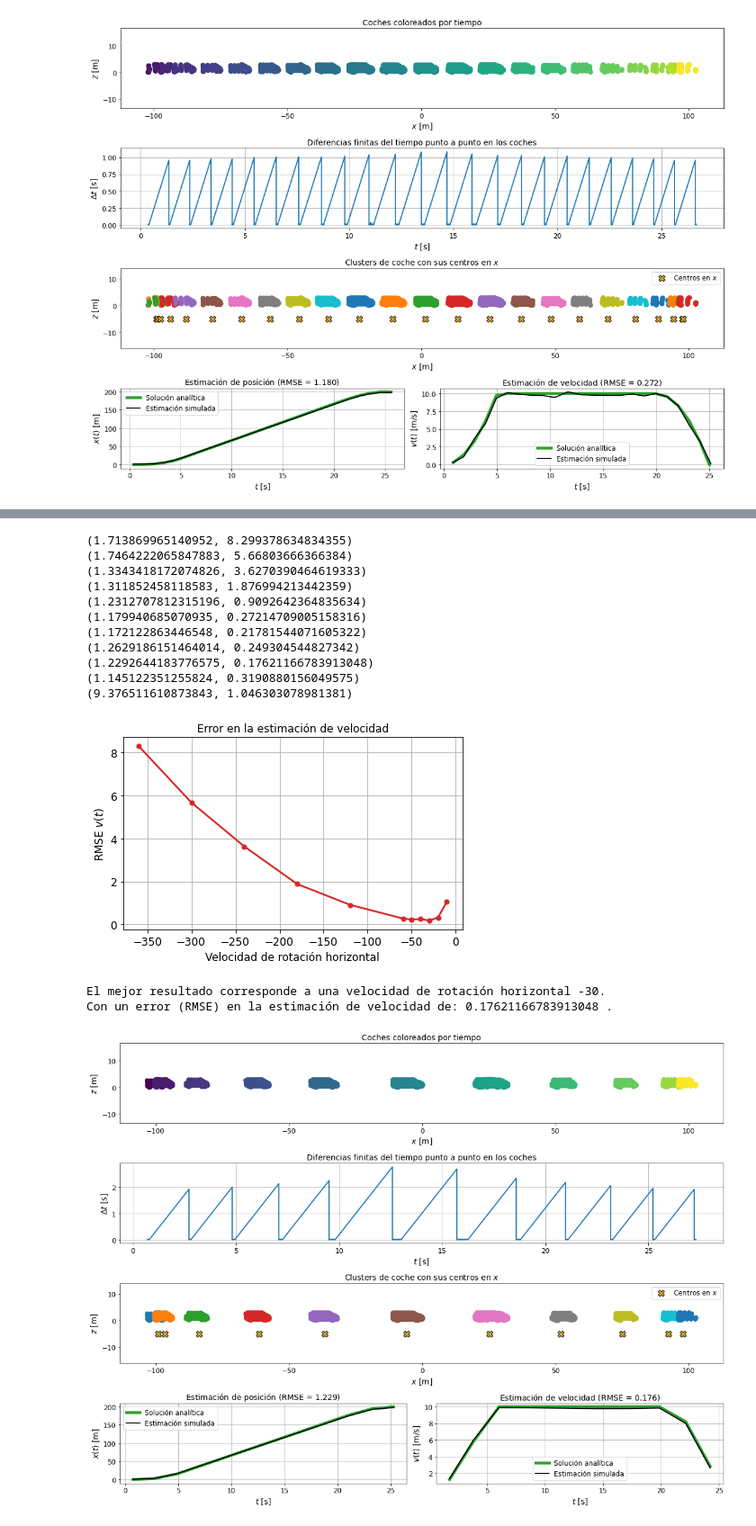
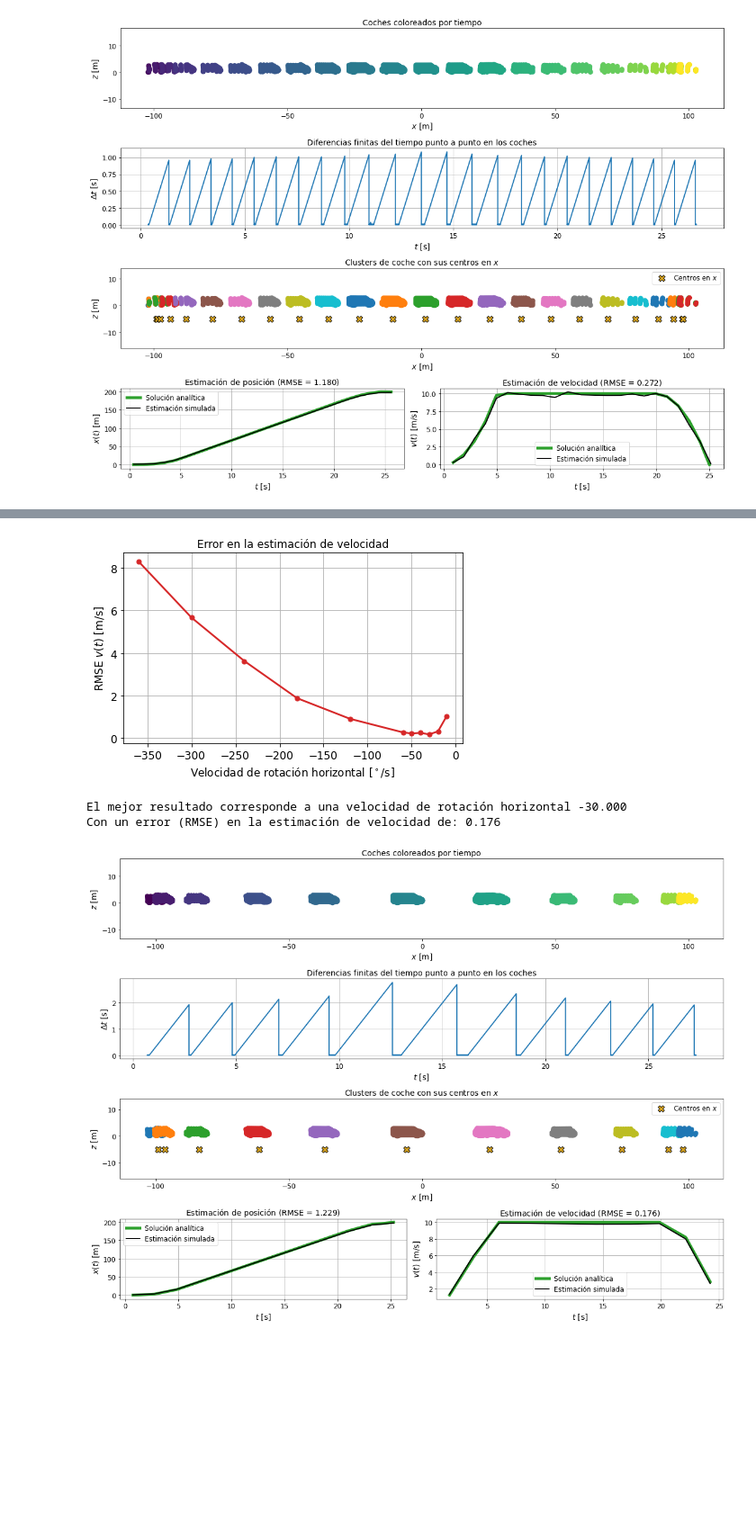
Before and after one commit to catallactical/vlsdl_workshop2024, a Jupyter notebook: pyhelios/pyhelios_avanzado.ipynb, the cells around one changed output, grey strips where cells are left out. Shown at 90% size. Cells and saved outputs as stored; diff of their text form; code cells hidden in the pictures; blank space fills up the shorter version.

```diff
--- a/pyhelios/pyhelios_avanzado.ipynb
+++ b/pyhelios/pyhelios_avanzado.ipynb
@@ -584,0 +584,11 @@ SimulationBuilder built simulation in 1.0474292599974433 seconds
+# %%
+# Generar simulaciones variando la posición del escáner en y
+sim_posiciones = []
+y_variations = [-100, -80, -60, -40, -20, 0, 10, 20, 30, 40, 45]
+for y in y_variations:  # Variaciones en y
+    simi = sim_builder.build()  # Reconstruir simulación base (restaurar coche a posición inicial)
+    # Modificar posición del trípode
+    num_legs = simi.sim.getNumLegs()
+    for l in range(num_legs):
+        simi.sim.getLeg(l).y = y
+    sim_posiciones.append(simi)
@@ -613,53 +645,40 @@ Simulaciones de numero de barridos por segundo computadas en 4439.279 segundos.
 resultados = []
 for Pi in P:
     resultados.append(analizar_simulacion(Pi))
-for resultado in resultados:
-    print(resultado[-2:])
 
 # Graficar errores
 fig = plt.figure(figsize=(6, 4))
 ax = fig.add_subplot()
 ax.set_title('Error en la estimación de velocidad', fontsize=12)
 ax.plot(
     head_speed_variations,
     [resultados[i][-1] for i in range(len(resultados))],
     lw=2, color='tab:red', marker='o', markersize=5
 )
-ax.set_xlabel('Velocidad de rotación horizontal', fontsize=12)
-ax.set_ylabel('RMSE $v(t)$', fontsize=12)
+ax.set_xlabel('Velocidad de rotación horizontal [$^\circ/\mathrm{s}$]', fontsize=12)
+ax.set_ylabel('RMSE $v(t)$ [$\mathrm{m}/\mathrm{s}$]', fontsize=12)
 ax.grid('both')
 ax.set_axisbelow(True)
 ax.tick_params(axis='both', which='both', labelsize=12)
 fig.tight_layout()
 plt.show()
 
 # Buscar error mínimo
 mejor_resultado = resultados[0]
 mejor_head_speed = head_speed_variations[0]
 mejor_error = resultados[0][-1]
 for i, resultado in enumerate(resultados[1:]):
     if resultado[-1] < mejor_error:
         mejor_resultado = resultado
         mejor_error = resultado[-1]
         mejor_head_speed = head_speed_variations[i+1]
-print(f'El mejor resultado corresponde a una velocidad de rotación horizontal {mejor_head_speed}.')
-print(f'Con un error (RMSE) en la estimación de velocidad de: {mejor_error} .')
+print(f'El mejor resultado corresponde a una velocidad de rotación horizontal {mejor_head_speed:.3f}')
+print(f'Con un error (RMSE) en la estimación de velocidad de: {mejor_error:.3f}')
 
 # Graficar mejor resultado
 representar_resultado(*(mejor_resultado[:3]+mejor_resultado[4:]))
 # %% [output]
+[figure, new version]
-(1.713869965140952, 8.299378634834355)
-(1.7464222065847883, 5.66803666366384)
-(1.3343418172074826, 3.6270390464619333)
-(1.311852458118583, 1.876994213442359)
-(1.2312707812315196, 0.9092642364835634)
-(1.179940685070935, 0.27214709005158316)
-(1.172122863446548, 0.21781544071605322)
-(1.2629186151464014, 0.249304544827342)
-(1.2292644183776575, 0.17621166783913048)
-(1.145122351255824, 0.3190880156049575)
-(9.376511610873843, 1.046303078981381)
+El mejor resultado corresponde a una velocidad de rotación horizontal -30.000
+Con un error (RMSE) en la estimación de velocidad de: 0.176
-[figure, old version]
-El mejor resultado corresponde a una velocidad de rotación horizontal -30.
-Con un error (RMSE) en la estimación de velocidad de: 0.17621166783913048 .
 [figure]
```
Also changed, not shown: parts of 11 cells of this notebook.
